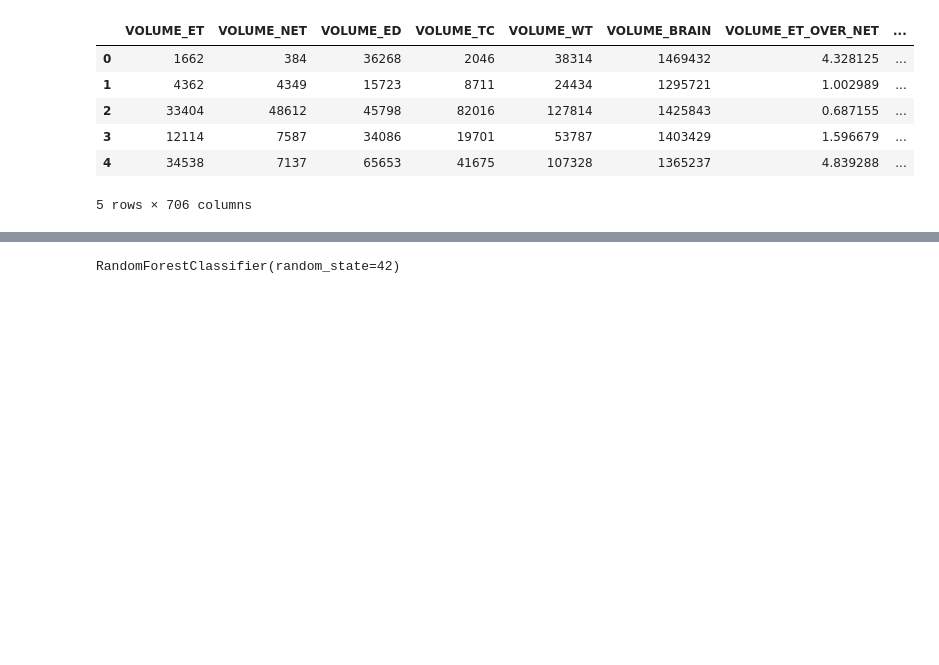
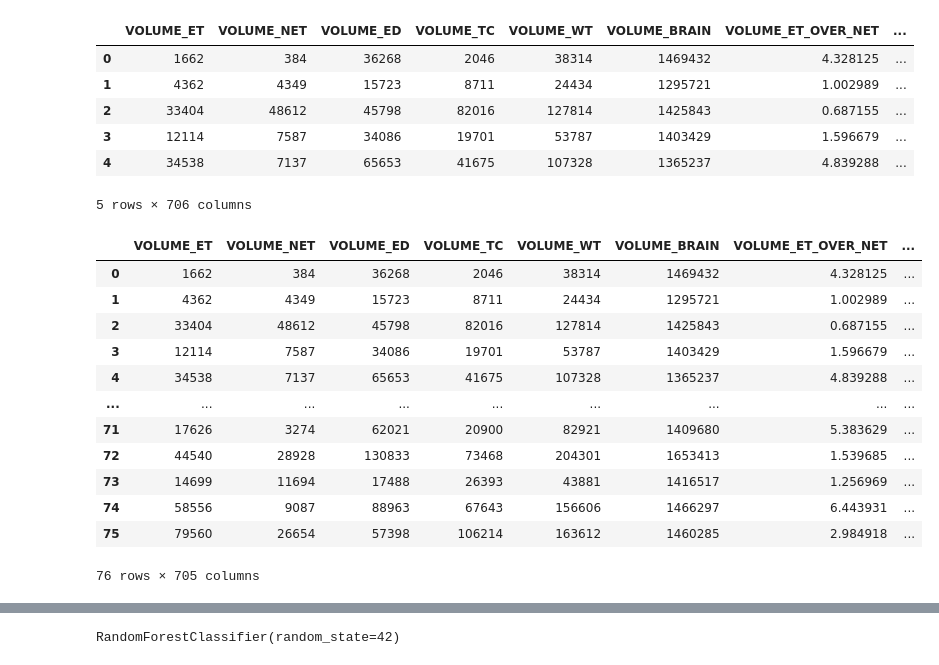
Before and after one commit to Iresh-github/GBM-Research, a Jupyter notebook: PI.ipynb, the cells around one changed output, grey strips where cells are left out. Drawn from its saved outputs; the diff is of its cells as text; code cells hidden in the pictures; blank space fills up the shorter version.

```diff
--- a/PI.ipynb
+++ b/PI.ipynb
@@ -26,5 +26,21 @@ from sklearn.inspection import permutation_importance
 from sklearn.model_selection import train_test_split
 # %%
 # Separate features and target variable
-X = data.drop('Survival_cat', axis=1)
+x = data.drop('Survival_cat', axis=1)
 y = data['Survival_cat']
+# %%
+x
+# %% [output]
+|  | VOLUME_ET | VOLUME_NET | VOLUME_ED | VOLUME_TC | VOLUME_WT | VOLUME_BRAIN | VOLUME_ET_OVER_NET | ... |
+| 0 | 1662 | 384 | 36268 | 2046 | 38314 | 1469432 | 4.328125 | ... |
+| 1 | 4362 | 4349 | 15723 | 8711 | 24434 | 1295721 | 1.002989 | ... |
+| 2 | 33404 | 48612 | 45798 | 82016 | 127814 | 1425843 | 0.687155 | ... |
+| 3 | 12114 | 7587 | 34086 | 19701 | 53787 | 1403429 | 1.596679 | ... |
+| 4 | 34538 | 7137 | 65653 | 41675 | 107328 | 1365237 | 4.839288 | ... |
+| ... | ... | ... | ... | ... | ... | ... | ... | ... |
+| 71 | 17626 | 3274 | 62021 | 20900 | 82921 | 1409680 | 5.383629 | ... |
+| 72 | 44540 | 28928 | 130833 | 73468 | 204301 | 1653413 | 1.539685 | ... |
+| 73 | 14699 | 11694 | 17488 | 26393 | 43881 | 1416517 | 1.256969 | ... |
+| 74 | 58556 | 9087 | 88963 | 67643 | 156606 | 1466297 | 6.443931 | ... |
+| 75 | 79560 | 26654 | 57398 | 106214 | 163612 | 1460285 | 2.984918 | ... |
+76 rows × 705 columns
```
Also changed, not shown: parts of 8 cells of this notebook.
